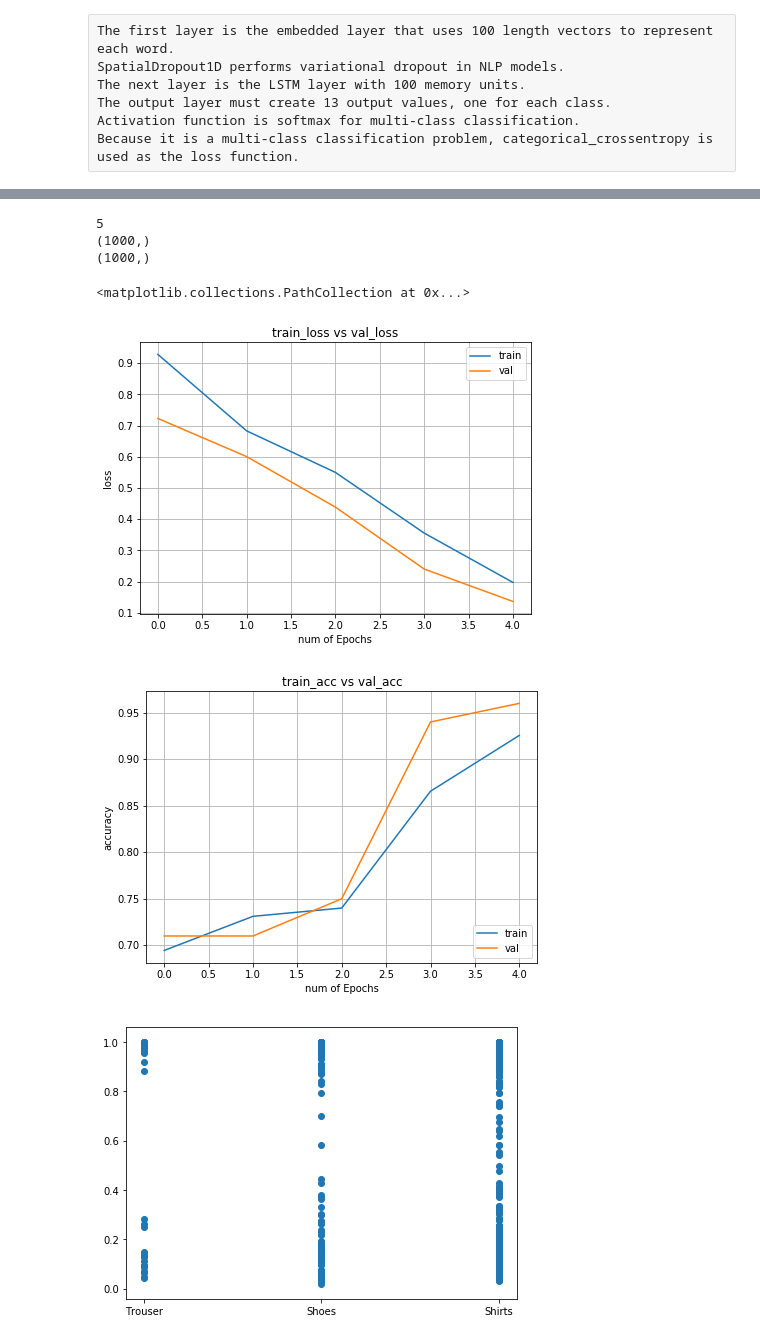
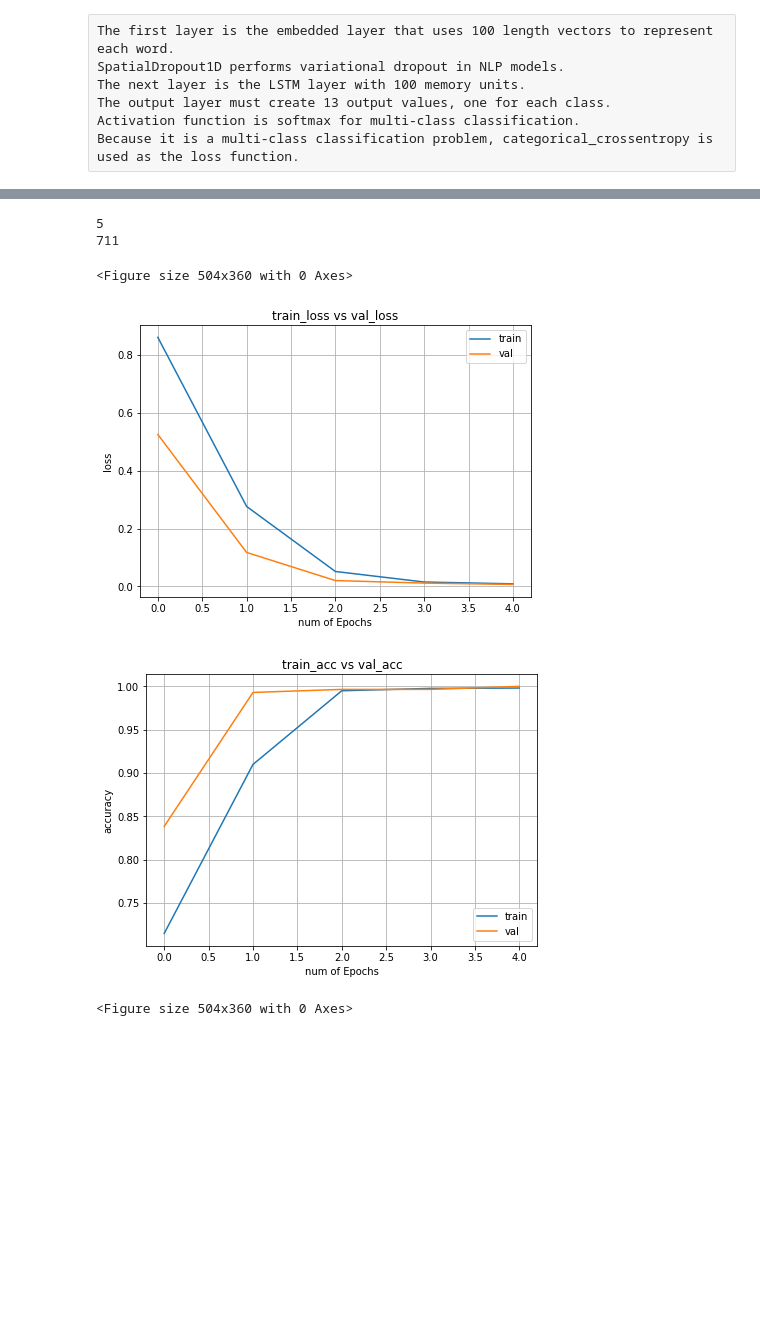
Before and after one commit to Rohitbadgujar/CNN_RNN_Image_Classification_Fashion_clothsDataset, a Jupyter notebook: RNN 04-07.ipynb, the cells around one changed output, grey strips where cells are left out. Saved outputs shown, nothing was run; the diff lists cells and outputs as text; code cells hidden in the pictures; blank space fills up the shorter version.

Commit message:
CNN-RNN hybrid approach for image + text analysis
CNN-RNN hybrid approach for image + text analysis

```diff
--- a/RNN 04-07.ipynb
+++ b/RNN 04-07.ipynb
@@ -74,7 +96,7 @@ df['productDisplayName'] = df['productDisplayName'].str.replace('\d+', '')
 # %%
 from keras.preprocessing.text import Tokenizer
 # The maximum number of words to be used. (most frequent)
-MAX_NB_WORDS = 50000
+MAX_NB_WORDS = 250
 # Max number of words in each complaint.
 MAX_SEQUENCE_LENGTH = 250
 # This is fixed.
@@ -95,6 +117,9 @@ Shape of data tensor: (2000, 250)
 # %% [markdown]
 # Converting categorical labels to numbers.
 # %%
-Y = pd.get_dummies(df['articleType']).values
+
+from keras.utils import to_categorical
+Y = to_categorical(np.array(df.iloc[:, 1]))
+print(Y)
 print('Shape of label tensor:', Y.shape)
 # %% [output]
@@ -102,7 +134,7 @@ Shape of label tensor: (2000, 3)
 # %% [markdown]
 # Train test split.
 # %%
-X_train, X_test, Y_train, Y_test = train_test_split(X,Y, test_size = 0.5, random_state = 42)
+X_train, X_test, Y_train, Y_test = train_test_split(X,Y, test_size = 0.2, random_state = 42)
 print(X_train.shape,Y_train.shape)
 print(X_test.shape,Y_test.shape)
 # %% [output]
@@ -111,16 +143,23 @@ print(X_test.shape,Y_test.shape)
 # %%
-
+import time
 from keras.callbacks import EarlyStopping
 from keras.layers.core import Dense, SpatialDropout1D
 model = Sequential()
 model.add(Embedding(MAX_NB_WORDS, EMBEDDING_DIM, input_length=X.shape[1]))
 model.add(SpatialDropout1D(0.2))
-model.add(LSTM(100, dropout=0.2, recurrent_dropout=0.2))
+model.add(LSTM(64, dropout=0.2, recurrent_dropout=0.2))
 model.add(Dense(3, activation='softmax'))
 model.compile(loss='categorical_crossentropy', optimizer='adam', metrics=['accuracy'])
 
 epochs = 5
 batch_size = 64
+start_time = time.time()
+history = model.fit(X_train, Y_train,
+                    epochs=epochs,
+                    batch_size=batch_size,
+                    validation_split=0.1,
+                    callbacks=[EarlyStopping(monitor='val_loss', patience=7, min_delta=0.0001)])
 
-history = model.fit(X_train, Y_train, epochs=epochs, batch_size=batch_size,validation_split=0.1,callbacks=[EarlyStopping(monitor='val_loss', patience=3, min_delta=0.0001)])
+print("--- %s seconds ---" % (time.time() - start_time))
+rnn_run_time = time.time() - start_time
 # %% [output]
@@ -149,40 +197,41 @@ train_loss=history.history['loss']
 val_loss=hist.history['val_loss']
 train_acc=hist.history['acc']
 val_acc=hist.history['val_acc']
-xc=range(5)
+xc=range(epochs)
 print(len(train_loss))
 plt.figure(1,figsize=(7,5))
 plt.plot(xc,train_loss)
 plt.plot(xc,val_loss)
 plt.xlabel('num of Epochs')
 plt.ylabel('loss')
 plt.title('train_loss vs val_loss')
 plt.grid(True)
 plt.legend(['train','val'])
 #print plt.style.available # use bmh, classic,ggplot for big pictures
 #plt.style.use(['classic'])
 
 plt.figure(2,figsize=(7,5))
 plt.plot(xc,train_acc)
 plt.plot(xc,val_acc)
 plt.xlabel('num of Epochs')
 plt.ylabel('accuracy')
 plt.title('train_acc vs val_acc')
 plt.grid(True)
 plt.legend(['train','val'],loc=4)
 #print plt.style.available # use bmh, classic,ggplot for big pictures
 #plt.style.use(['classic']
 
 predictions = model.predict(X_test)
-print(y_test.shape)
-print(predictions[:,0].shape)
+print(len(predictions))
+#print(y_test.shape)
+#print(predictions[:,0].shape)
+#print(predictions[:,0])
 plt.figure(3,figsize=(7,5))
 #plt.scatter(y_test,predictions[:,0])
 # %% [output]
 5
-(1000,)
-(1000,)
+711
-<matplotlib.collections.PathCollection at 0x...>
+<Figure size 504x360 with 0 Axes>
-[figure, old version]
+[figure, new version]
-[figure, old version]
+[figure, new version]
-[figure, removed]
+<Figure size 504x360 with 0 Axes>
```
Also changed, not shown: parts of 19 cells of this notebook, 6 other files.
